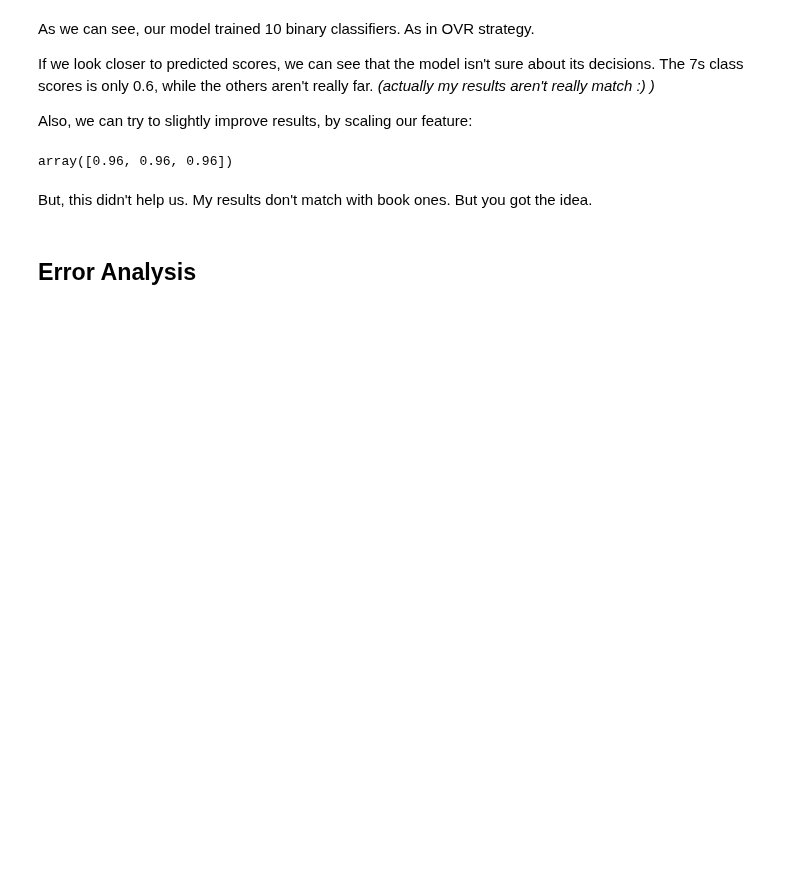
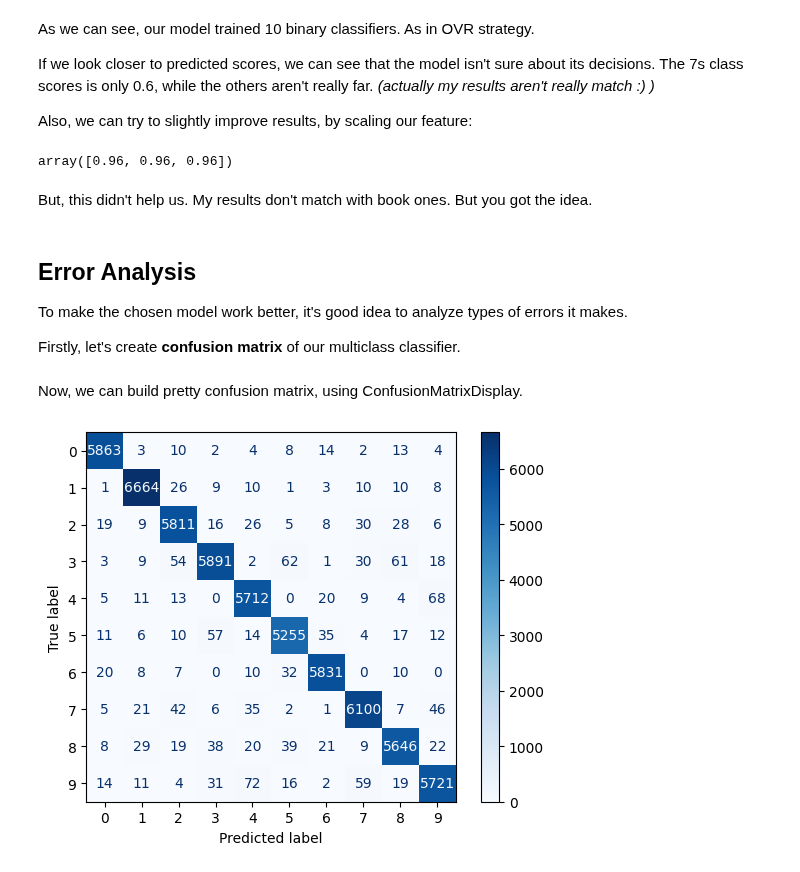
Before and after one commit to yeghor/Learning-Machine-Learning, a Jupyter notebook: jupyter_notes/Classification-2.ipynb, the cells around one changed output. Cells and saved outputs as stored; diff of their text form; code cells hidden in the pictures; blank space fills up the shorter version.

Commit message:
multicalss confusion matrix

```diff
--- a/jupyter_notes/Classification-2.ipynb
+++ b/jupyter_notes/Classification-2.ipynb
@@ -483,3 +485,18 @@ array([0.96, 0.96, 0.96])
 But, this didn't help us. My results don't match with book ones. But you got the idea.
 # %% [markdown]
 ## Error Analysis
+
+To make the chosen model work better, it's good idea to analyze types of errors it makes.
+
+Firstly, let's create **confusion matrix** of our multiclass classifier.
+# %%
+# May run more than 10 mins
+from sklearn.metrics import ConfusionMatrixDisplay
+y_train_predictions = cross_val_predict(svm_clf, X_train, y_train, cv=3)
+# %% [markdown]
+Now, we can build pretty confusion matrix, using ConfusionMatrixDisplay.
+# %%
+conf_matrix = ConfusionMatrixDisplay.from_predictions(y_train, y_train_predictions, cmap="Blues")
+plt.show()
+# %% [output]
+[figure, added]
```
Also changed, not shown: parts of 13 cells of this notebook.
